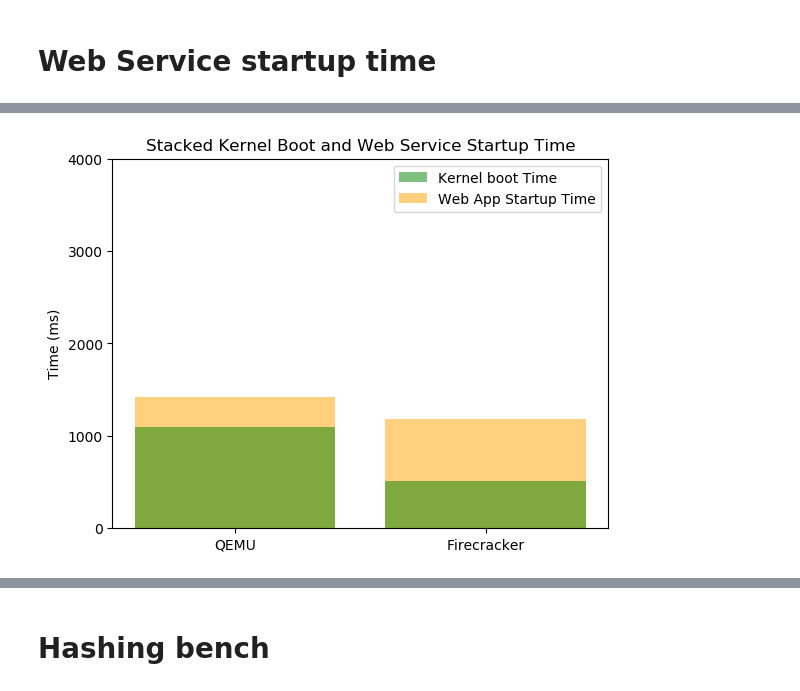
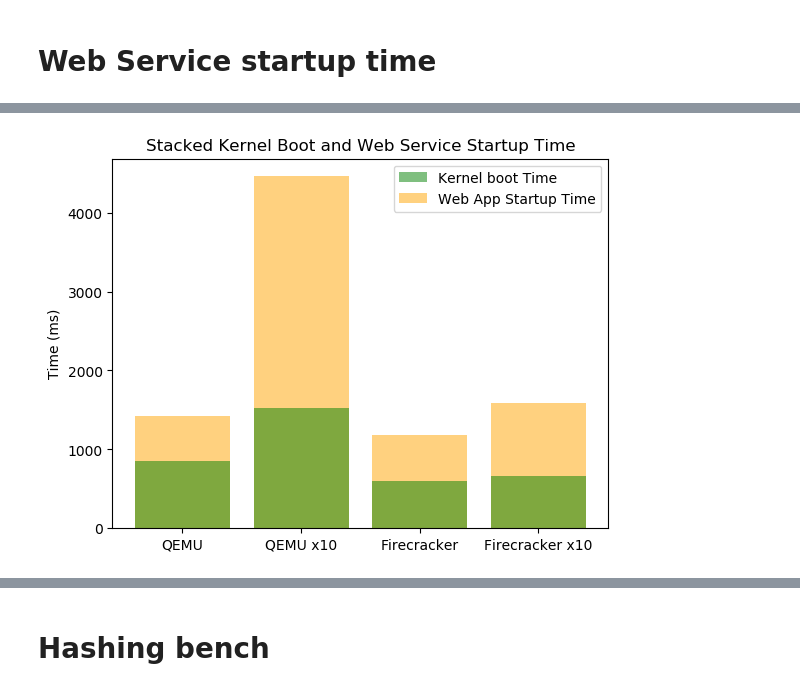
Before and after one commit to dreadl0ck/microbench, a Jupyter notebook: plots/plots.ipynb, the cells around one changed output, grey strips where cells are left out. Drawn from its saved outputs; the diff is of its cells as text; code cells hidden in the pictures.

```diff
--- a/plots/plots.ipynb
+++ b/plots/plots.ipynb
@@ -380,29 +410,34 @@ plt.show()
 # %%
 import matplotlib.pyplot as plt; plt.rcdefaults()
 import numpy as np
 import matplotlib.pyplot as plt
 
-objects = ('QEMU','Firecracker')
+objects = ('QEMU', 'QEMU x10', 'Firecracker', 'Firecracker x10')
 y_pos = np.arange(len(objects))
 
 web = [
     1421.4803945,
-    1182.3556297
+    4460.6017014,
+    1182.3556297,
+    1583.9684159
+
 ]
 
 kernel = [
-    1092.6881,
-    512.6531
+    854.6105,
+    1520.3531,
+    597.2211,
+    662.6434
 ]
 
 bar2 = plt.bar(y_pos, web, align='center', alpha=0.5,  color=['orange'])
 bar1 = plt.bar(y_pos, kernel, align='center', alpha=0.5,  color=['green'])
 plt.xticks(y_pos, objects)
 plt.yticks(np.arange(0, 5000, 1000))
 plt.ylabel('Time (ms)')
 plt.title('Stacked Kernel Boot and Web Service Startup Time')
 plt.legend((bar1[0], bar2[0]), ('Kernel boot Time', 'Web App Startup Time'))
 
 plt.show()
 # %% [output]
-[figure, old version]
+[figure, new version]
```
Also changed, not shown: parts of 16 cells of this notebook, 1 other file.
